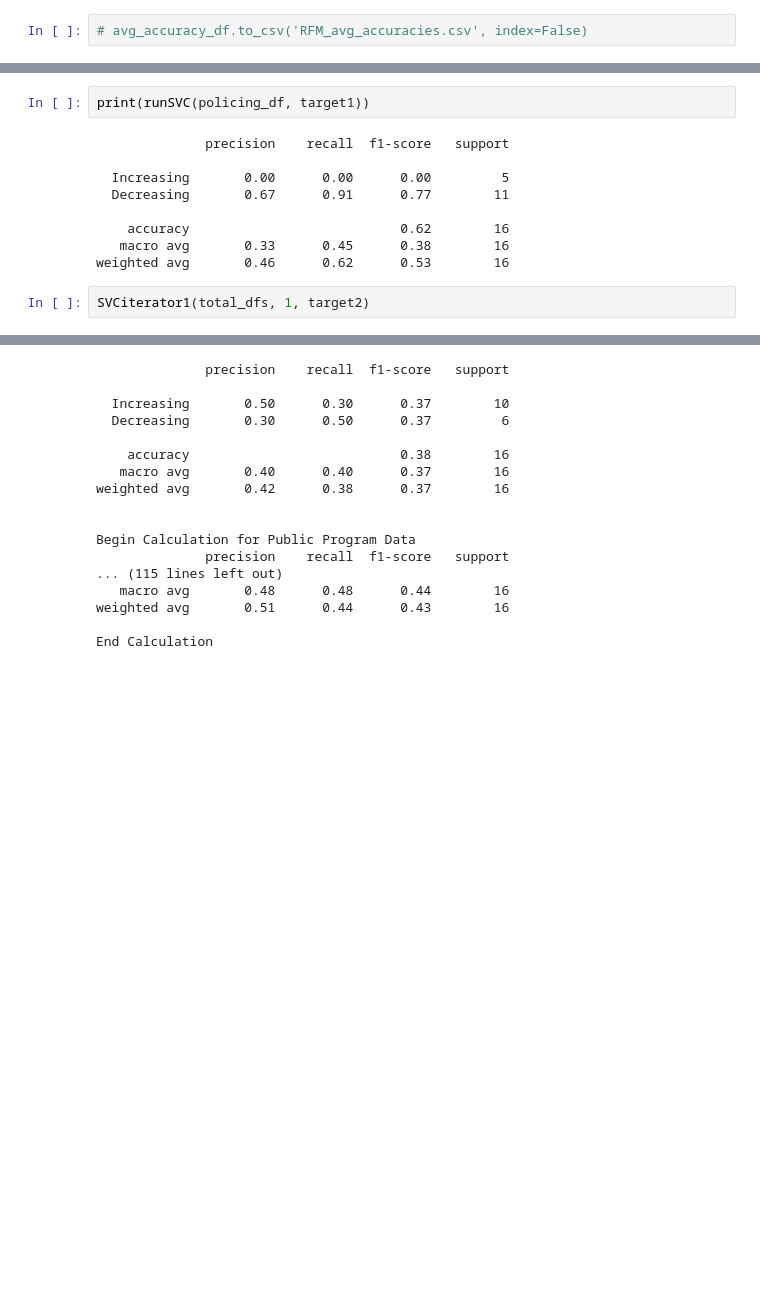
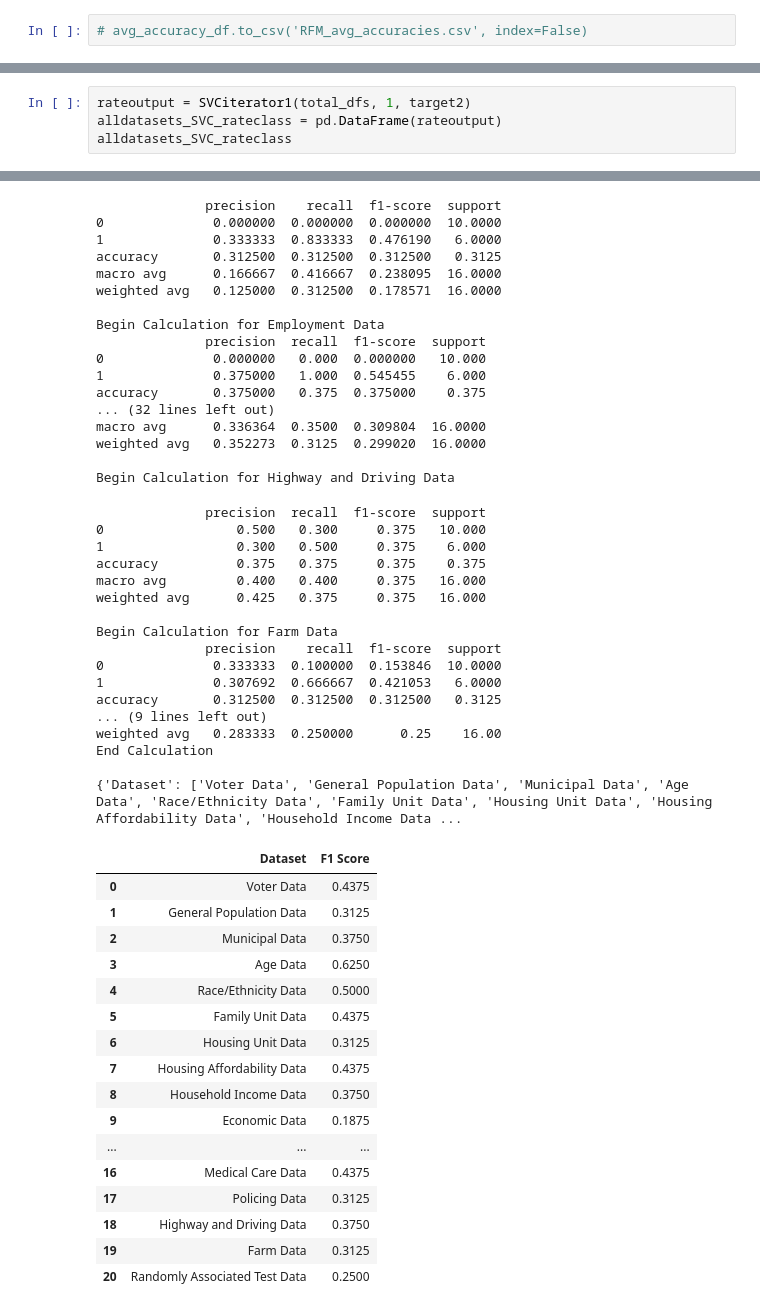
Before and after one commit to mspriest/AirInformatics, a Jupyter notebook: datasets/RandomForestCounties.ipynb, the cells around one changed output, grey strips where cells are left out. Saved outputs shown, nothing was run; the diff lists cells and outputs as text; blank space fills up the shorter version.

```diff
--- a/datasets/RandomForestCounties.ipynb
+++ b/datasets/RandomForestCounties.ipynb
@@ -658,15 +698,6 @@ End Calculation
-# %%
-print(runSVC(policing_df, target1))
-# %% [output]
-              precision    recall  f1-score   support
-
-  Increasing       0.00      0.00      0.00         5
-  Decreasing       0.67      0.91      0.77        11
-
-    accuracy                           0.62        16
-   macro avg       0.33      0.45      0.38        16
-weighted avg       0.46      0.62      0.53        16
 # %%
-SVCiterator1(total_dfs, 1, target2)
+rateoutput = SVCiterator1(total_dfs, 1, target2)
+alldatasets_SVC_rateclass = pd.DataFrame(rateoutput)
+alldatasets_SVC_rateclass
 # %% [output]
 Begin Calculation for Voter Data
@@ -689,17 +720,51 @@ Begin Calculation for Economic Data
-              precision    recall  f1-score   support
+              precision    recall  f1-score  support
+0              0.000000  0.000000  0.000000  10.0000
+1              0.333333  0.833333  0.476190   6.0000
+accuracy       0.312500  0.312500  0.312500   0.3125
+macro avg      0.166667  0.416667  0.238095  16.0000
+weighted avg   0.125000  0.312500  0.178571  16.0000
 
-  Increasing       0.50      0.30      0.37        10
-  Decreasing       0.30      0.50      0.37         6
+Begin Calculation for Employment Data
+              precision  recall  f1-score  support
+0              0.000000   0.000  0.000000   10.000
+1              0.375000   1.000  0.545455    6.000
+accuracy       0.375000   0.375  0.375000    0.375
+... (32 lines left out)
+macro avg      0.336364  0.3500  0.309804  16.0000
+weighted avg   0.352273  0.3125  0.299020  16.0000
 
-    accuracy                           0.38        16
-   macro avg       0.40      0.40      0.37        16
-weighted avg       0.42      0.38      0.37        16
-
-
-Begin Calculation for Public Program Data
-              precision    recall  f1-score   support
-... (115 lines left out)
-   macro avg       0.48      0.48      0.44        16
-weighted avg       0.51      0.44      0.43        16
-
-End Calculation
+Begin Calculation for Highway and Driving Data
+              precision  recall  f1-score  support
+0                 0.500   0.300     0.375   10.000
+1                 0.300   0.500     0.375    6.000
+accuracy          0.375   0.375     0.375    0.375
+macro avg         0.400   0.400     0.375   16.000
+weighted avg      0.425   0.375     0.375   16.000
+
+Begin Calculation for Farm Data
+              precision    recall  f1-score  support
+0              0.333333  0.100000  0.153846  10.0000
+1              0.307692  0.666667  0.421053   6.0000
+accuracy       0.312500  0.312500  0.312500   0.3125
+... (9 lines left out)
+weighted avg   0.283333  0.250000      0.25    16.00
+End Calculation
+
+{'Dataset': ['Voter Data', 'General Population Data', 'Municipal Data', 'Age Data', 'Race/Ethnicity Data', 'Family Unit Data', 'Housing Unit Data', 'Housing Affordability Data', 'Household Income Data ...
+|  | Dataset | F1 Score |
+| 0 | Voter Data | 0.4375 |
+| 1 | General Population Data | 0.3125 |
+| 2 | Municipal Data | 0.3750 |
+| 3 | Age Data | 0.6250 |
+| 4 | Race/Ethnicity Data | 0.5000 |
+| 5 | Family Unit Data | 0.4375 |
+| 6 | Housing Unit Data | 0.3125 |
+| 7 | Housing Affordability Data | 0.4375 |
+| 8 | Household Income Data | 0.3750 |
+| 9 | Economic Data | 0.1875 |
+| ... | ... | ... |
+| 16 | Medical Care Data | 0.4375 |
+| 17 | Policing Data | 0.3125 |
+| 18 | Highway and Driving Data | 0.3750 |
+| 19 | Farm Data | 0.3125 |
+| 20 | Randomly Associated Test Data | 0.2500 |
```
Also changed, not shown: parts of 9 cells of this notebook, 2 other files.
